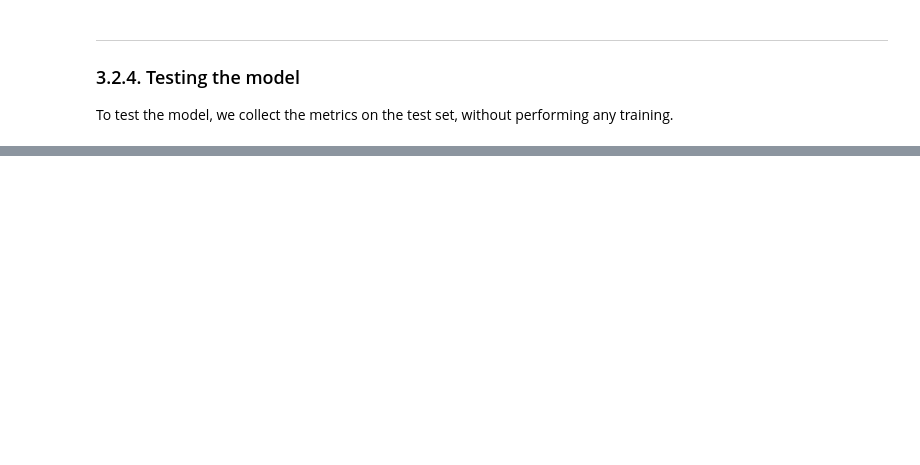
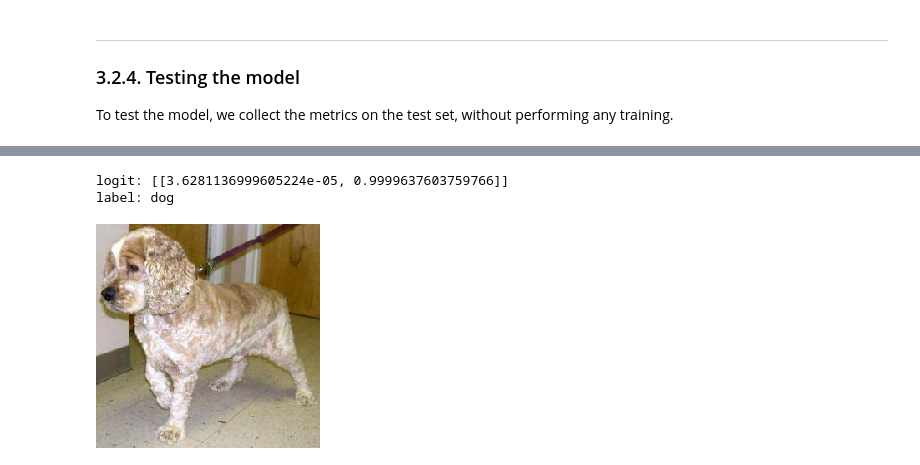
Before and after one commit to f14-bertolotti/labs, a Jupyter notebook: DSE/DeepLearning/Vision.ipynb, the cells around one changed output, grey strips where cells are left out. Cells and saved outputs as stored; diff of their text form; code cells hidden in the pictures; blank space fills up the shorter version.

```diff
--- a/DSE/DeepLearning/Vision.ipynb
+++ b/DSE/DeepLearning/Vision.ipynb
@@ -309,13 +347,17 @@ for i,p in enumerate(test_paths[:100]):
 # %%
 paths = list(map(lambda name:os.path.join("data/test1",name), os.listdir("data/test1/")))
-image = tf.keras.preprocessing.image.load_img("samples/dog4.jpg", target_size=(224,224))
+image = tf.keras.preprocessing.image.load_img(random.choice(paths), target_size=(224,224))
 X = tf.keras.preprocessing.image.img_to_array(image)
 X = tf.keras.applications.resnet50.preprocess_input(X)
 X = tf.expand_dims(X,0)
 
 P = resnet(X, training=False)
 label2name = {0:"cat", 1:"dog"}
 
 print(f"logit: {P.numpy().tolist()}")
 print(f"label: {label2name[tf.argmax(P,-1).numpy()[0]]}")
 image
+# %% [output]
+logit: [[3.6281136999605224e-05, 0.9999637603759766]]
+label: dog
+[figure, added]
```
Also changed, not shown: parts of 11 cells of this notebook, 4 other files.
